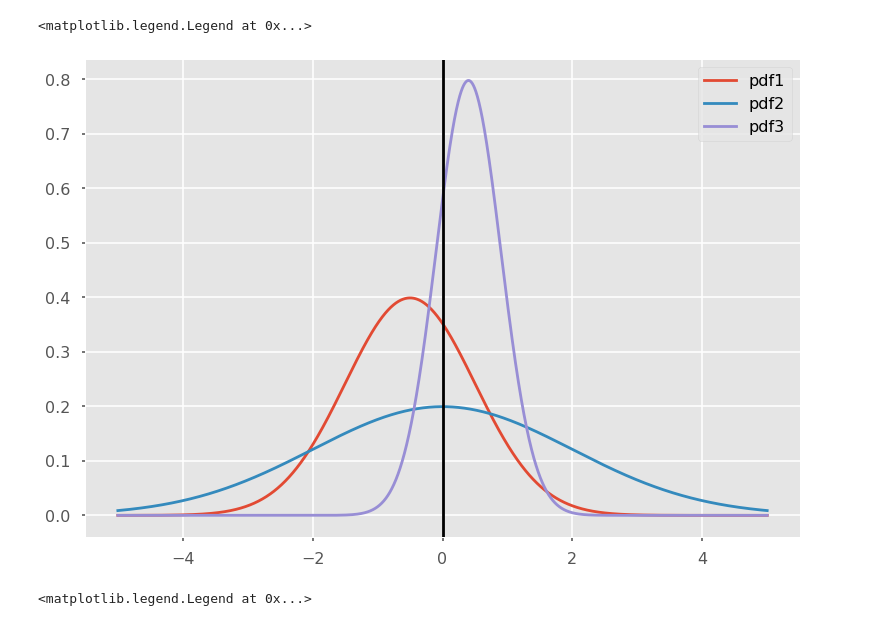
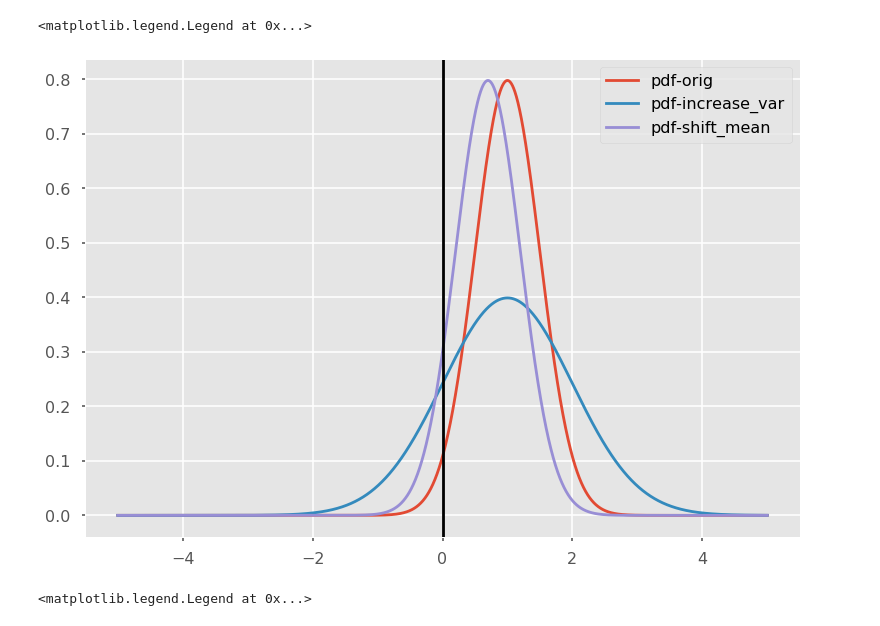
Before and after one commit to tuero/rocksndiamonds, a Jupyter notebook: src/ai/distnet/work_sheets/Untitled2.ipynb, the cells around one changed output. Saved outputs shown, nothing was run; the diff lists cells and outputs as text; code cells hidden in the pictures.

```diff
--- a/src/ai/distnet/work_sheets/Untitled2.ipynb
+++ b/src/ai/distnet/work_sheets/Untitled2.ipynb
@@ -14,22 +14,26 @@ style.use('ggplot')
 # %%
 x = np.linspace(-5, 5, 5000)
 mu = 0
 sigma = 1
 
 # y_pdf = stats.norm.pdf(x, mu, sigma)
-y_pdf1 = stats.norm.pdf(x, -0.5, 1)
+y_pdf1 = stats.norm.pdf(x, 0, 1)
 # y_pdf2 = stats.norm.pdf(x, 0, 1.2)
 y_pdf2 = stats.norm.pdf(x, 0, 2)
-y_pdf3 = stats.norm.pdf(x, 0.4, 0.5)
+y_pdf3 = stats.norm.pdf(x, 1.0, 0.5)
+y_pdf4 = stats.norm.pdf(x,1.0, 1.0)
+y_pdf5 = stats.norm.pdf(x, 0.7, 0.5)
 
-plt.plot(x, y_pdf1, label='pdf1')
-plt.plot(x, y_pdf2, label='pdf2')
-plt.plot(x, y_pdf3, label='pdf3')
+# plt.plot(x, y_pdf1, label='pdf1')
+# plt.plot(x, y_pdf2, label='pdf2')
+plt.plot(x, y_pdf3, label='pdf-orig')
+plt.plot(x, y_pdf4, label='pdf-increase_var')
+plt.plot(x, y_pdf5, label='pdf-shift_mean')
 plt.axvline(x=0, color='black', linestyle='-')
 plt.legend()
 # %% [output]
 <matplotlib.legend.Legend at 0x...>
-[figure, old version]
+[figure, new version]
 # %%
 x = np.linspace(-5, 5, 5000)
 
```
Also changed, not shown: parts of 8 cells of this notebook, 17 other files.
